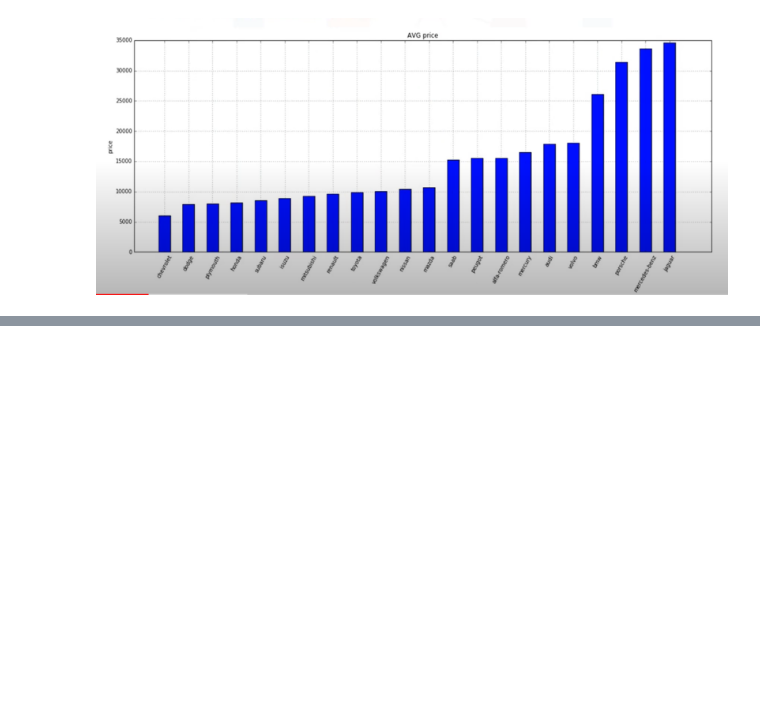
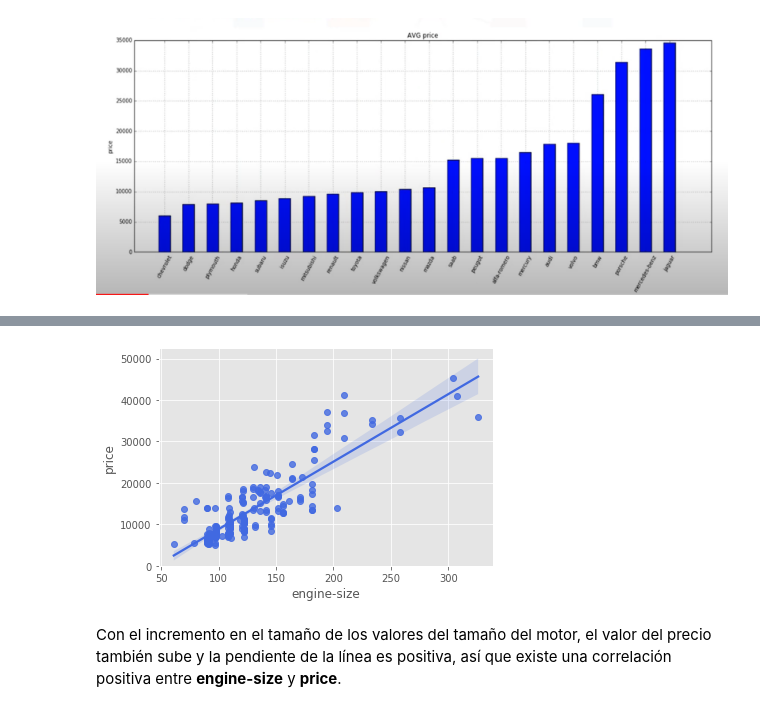
Before and after one commit to PosgradoMNA/actividades-de-aprendizaje-RobertoRomeroVielma-A00822314, a Jupyter notebook: Semana_6_Data_Analysis_with_Python_(IBM).ipynb, the cells around one changed output, grey strips where cells are left out. Cells and saved outputs as stored; diff of their text form; code cells hidden in the pictures; blank space fills up the shorter version.

```diff
--- a/Semana_6_Data_Analysis_with_Python_(IBM).ipynb
+++ b/Semana_6_Data_Analysis_with_Python_(IBM).ipynb
@@ -202,0 +293,10 @@ El diagrama muestra el precio promedio de diferentes marcas de vehículos
+# %%
+def mi_regplot(x,y): #hice una función para no repetir el código
+  sns.regplot(x=x,y=y,data=df,color="royalblue")
+  plt.ylim(0,)
+# %%
+mi_regplot("engine-size","price")
+# %% [output]
+[figure, added]
+# %% [markdown]
+Con el incremento en el tamaño de los valores del tamaño del motor, el valor del precio también sube y la pendiente de la línea es positiva, así que existe una correlación positiva entre **engine-size** y **price**.
```
Also changed, not shown: parts of 49 cells of this notebook.
